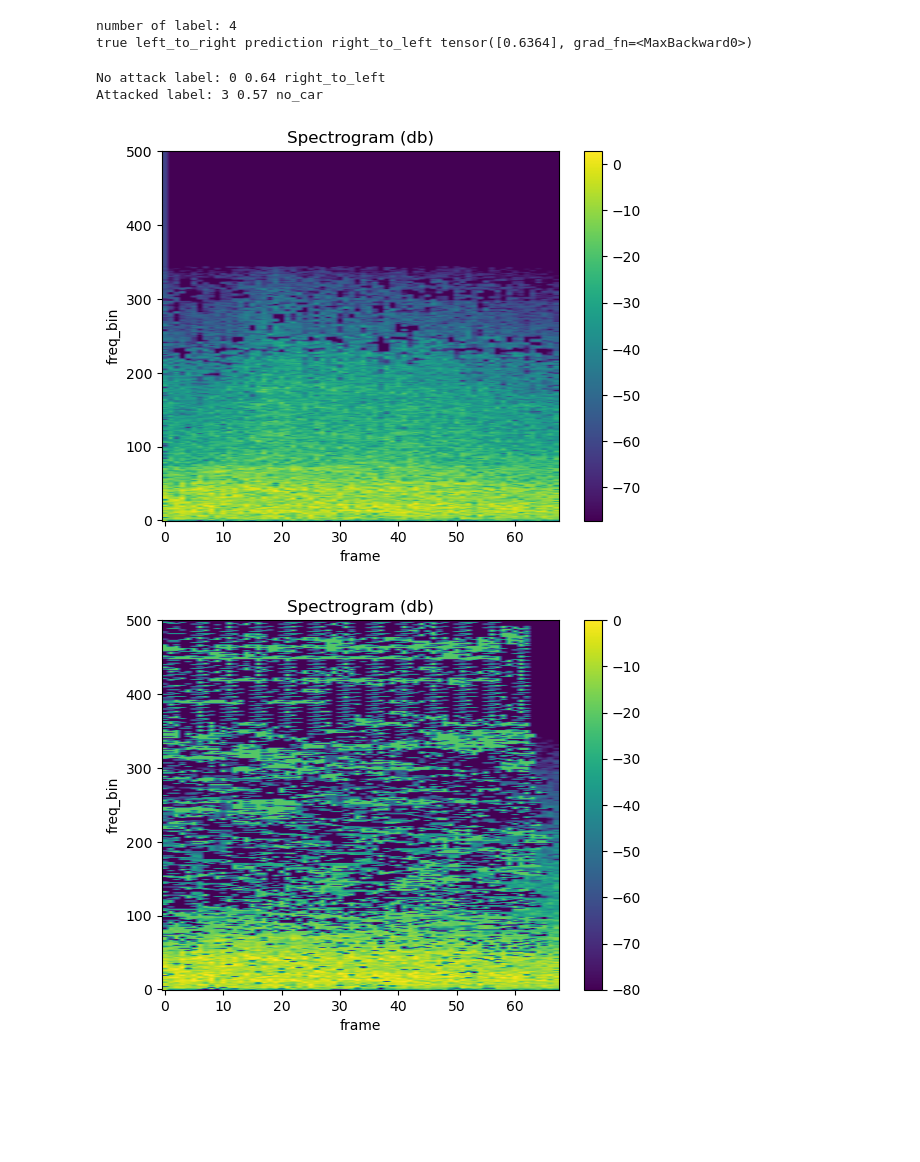
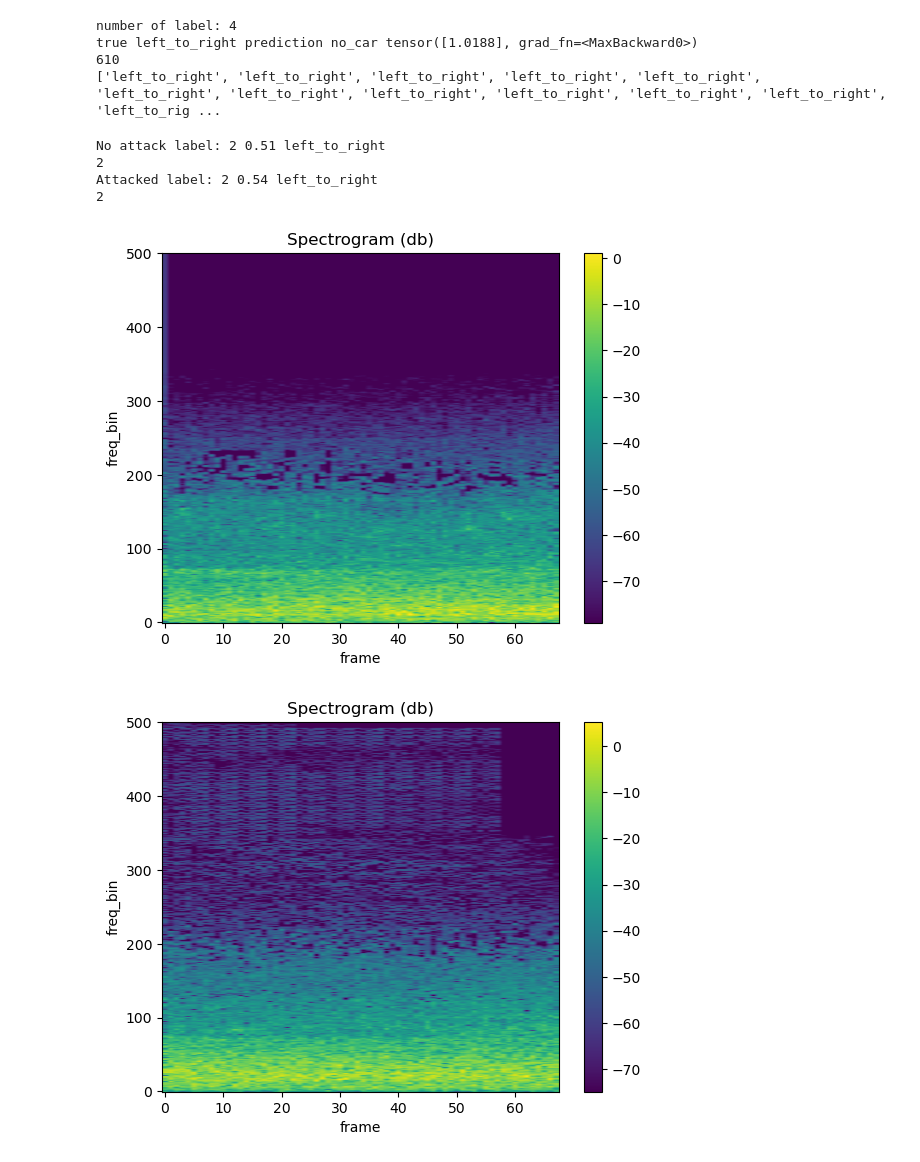
Before and after one commit to DoSomeWaffles/master_thesis, a Jupyter notebook: tools/sound-to-spectrogram/adversarial-attack.ipynb, the cells around one changed output. Drawn from its saved outputs; the diff is of its cells as text; code cells hidden in the pictures; blank space fills up the shorter version.

Commit message:
adversarial attacks with FGSM

```diff
--- a/tools/sound-to-spectrogram/adversarial-attack.ipynb
+++ b/tools/sound-to-spectrogram/adversarial-attack.ipynb
@@ -13,54 +13,65 @@ image = load_dataset.load_dataset('../../sound-propagation-simulation/dataset_re
 img_number = 1
 waveform = image['waveforms'][img_number]
 label = image['labels'][img_number]
+
 print('true',label,end=' prediction ')
-labels_to_int = {0: 'right_to_left', 1: 'left_to_right', 2: 'multiple_cars', 3: 'no_car'}
+int_to_labels = {0: 'no_car', 1: 'multiple_cars', 2: 'left_to_right', 3: 'right_to_left'}
+labels_to_int = {'no_car': 0, 'multiple_cars': 1, 'left_to_right': 2, 'right_to_left': 3}
 # convert the audio file to spectrogram
 spectrogram = F.spectrogram(waveform, pad=0, window=torch.hann_window(1000), n_fft=1000, hop_length=1280, win_length=1000, power=2.0, normalized=True)
 # add a dimension to the spectrogram
 spectrogram = spectrogram.unsqueeze(0)
-model.eval()
 # predict the label
 output = model(spectrogram)
 # get the index of the highest value
 a, predicted = torch.max(output[0], 1)
-print(labels_to_int[predicted.item()], a)
+print(int_to_labels[predicted.item()], a)
+
+waveforms = image['waveforms']
+
+spectrograms = [F.spectrogram(waveform, pad=0, window=torch.hann_window(1000), n_fft=1000, hop_length=1280, win_length=1000, power=2.0, normalized=True).unsqueeze(0) for waveform in waveforms]
+print(len(spectrograms))
+labels = image['labels']
+print(labels)
 # %% [output]
 number of label: 4
-true left_to_right prediction right_to_left tensor([0.6364], grad_fn=<MaxBackward0>)
+true left_to_right prediction no_car tensor([1.0188], grad_fn=<MaxBackward0>)
+610
+['left_to_right', 'left_to_right', 'left_to_right', 'left_to_right', 'left_to_right', 'left_to_right', 'left_to_right', 'left_to_right', 'left_to_right', 'left_to_right', 'left_to_right', 'left_to_rig ...
 # %%
 import torch
 import torch.nn as nn
 import torch.optim as optim
 
+# Fast Gradient Sign Attack
+
 # define the loss function
-model.eval()
 criterion = nn.CrossEntropyLoss()
-optimizer = optim.SGD(model.parameters(), lr=0.01)
-epsilon = .008
-input_tensor = spectrogram
-label = torch.tensor([3])
+epsilon = 0.01
+input_tensor = spectrograms[0]
 input_tensor.requires_grad = True
 output = model(input_tensor)
 a, predicted = torch.max(output[0], 1)
 certainty = a.item()
-loss = criterion(output[0], label)
+loss = criterion(output[0], torch.tensor([3]))
 loss.backward()
+
 sign_data_grad = input_tensor.grad.sign()
-perturbed_input_tensor = input_tensor + epsilon * -sign_data_grad
-perturbed_input_tensor = torch.clamp(perturbed_input_tensor, 0, 1)
+perturbed_input_tensor = input_tensor + epsilon * input_tensor.grad
 output = model(perturbed_input_tensor)
-
 a, attacked_predicted = torch.max(output[0], 1)
 attacked_certainty = a.item()
-print('No attack label:', predicted.item(), round(certainty,2), labels_to_int[predicted.item()])
-print('Attacked label:', attacked_predicted.item(), round(attacked_certainty,2), labels_to_int[attacked_predicted.item()])
-
+print('No attack label:', predicted.item(), round(certainty,2), int_to_labels[predicted.item()])
+print(predicted.item())
+print('Attacked label:', attacked_predicted.item(), round(attacked_certainty,2), int_to_labels[attacked_predicted.item()])
+print(attacked_predicted.item())
 # plot the base spectrogram and the perturbed spectrogram
 load_dataset.plot_spectrogram(spectrogram.detach().numpy()[0][0])
 load_dataset.plot_spectrogram(perturbed_input_tensor.detach().numpy()[0][0])
 # %% [output]
-No attack label: 0 0.64 right_to_left
-Attacked label: 3 0.57 no_car
+No attack label: 2 0.51 left_to_right
+2
+Attacked label: 2 0.54 left_to_right
+2
-[figure, old version]
+[figure, new version]
-[figure, old version]
+[figure, new version]
```
Also changed, not shown: parts of 5 cells of this notebook, 5 other files.
